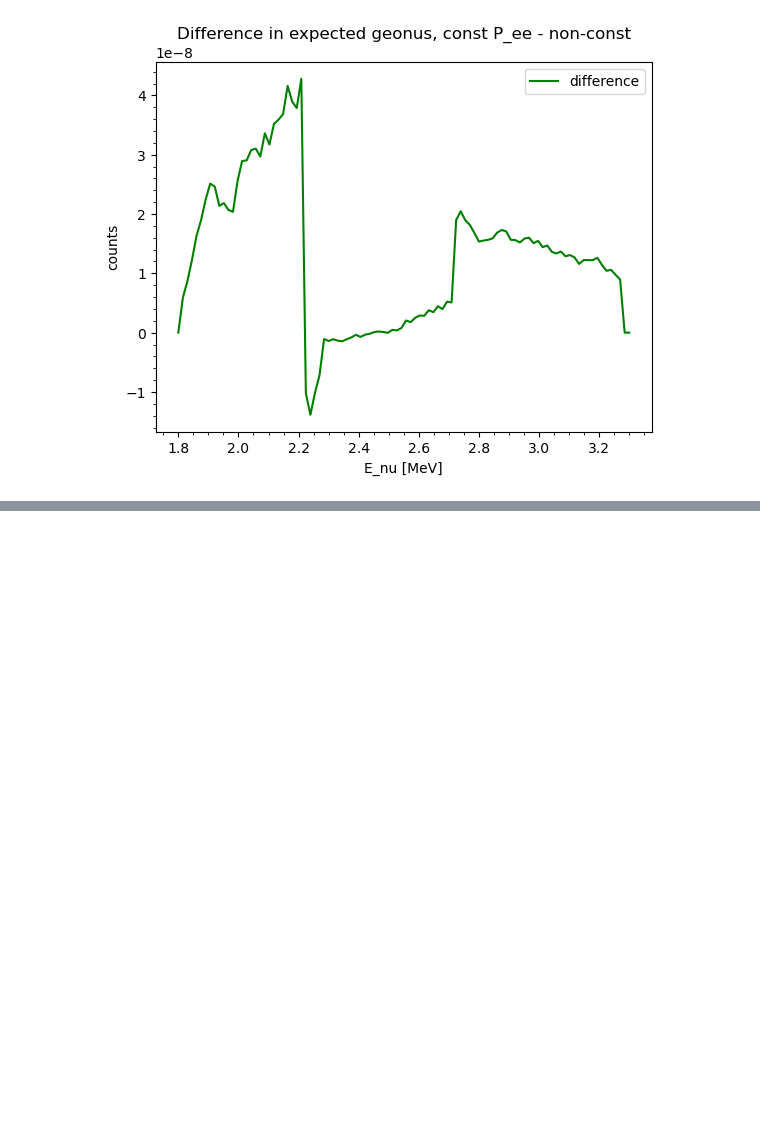
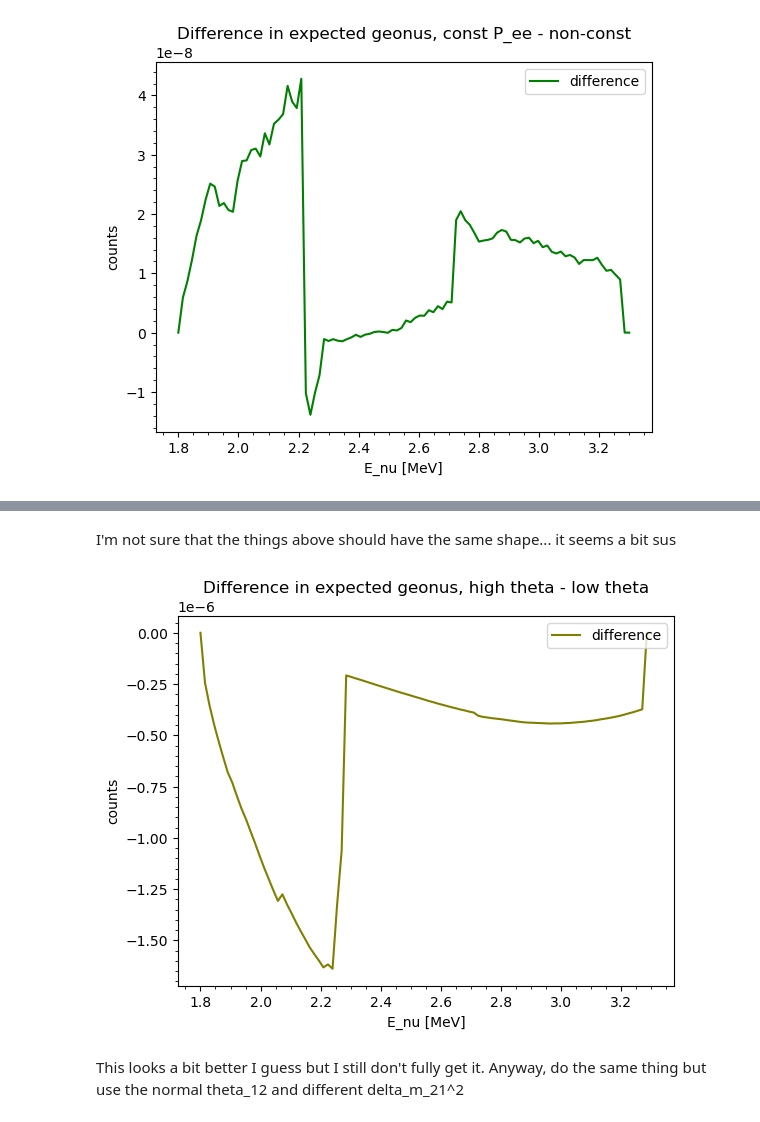
Before and after one commit to claradima/geonu_oscillation, a Jupyter notebook: Survival probability check corrected sigma IBD.ipynb, the cells around one changed output, grey strips where cells are left out. Cells and saved outputs as stored; diff of their text form; code cells hidden in the pictures; blank space fills up the shorter version.

```diff
--- a/Survival probability check corrected sigma IBD.ipynb
+++ b/Survival probability check corrected sigma IBD.ipynb
@@ -654,0 +771,22 @@ plt.show()
+# %% [markdown]
+I'm not sure that the things above should have the same shape... it seems a bit sus
+# %%
+plt.plot(energy_array, N_U_theta_high + N_Th_theta_high - N_U_theta_low - N_Th_theta_low, label='difference', color='olive')
+plt.xlabel('E_nu [MeV]')
+plt.ylabel('counts')
+plt.title('Difference in expected geonus, high theta - low theta')
+
+# Set lower limit for y-axis to 10^-7
+#plt.ylim(bottom=1e-7)
+
+# Enable minor ticks on x-axis
+plt.minorticks_on()
+
+# Add legend
+plt.legend(loc='upper right')
+
+plt.show()
+# %% [output]
+[figure, added]
+# %% [markdown]
+This looks a bit better I guess but I still don't fully get it. Anyway, do the same thing but use the normal theta_12 and different delta_m_21^2
```
Also changed, not shown: parts of 20 cells of this notebook.
